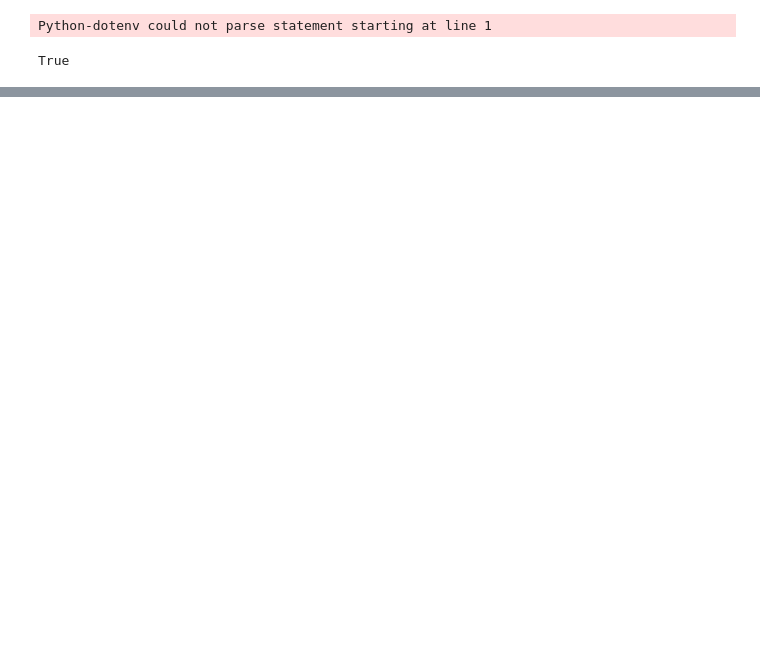
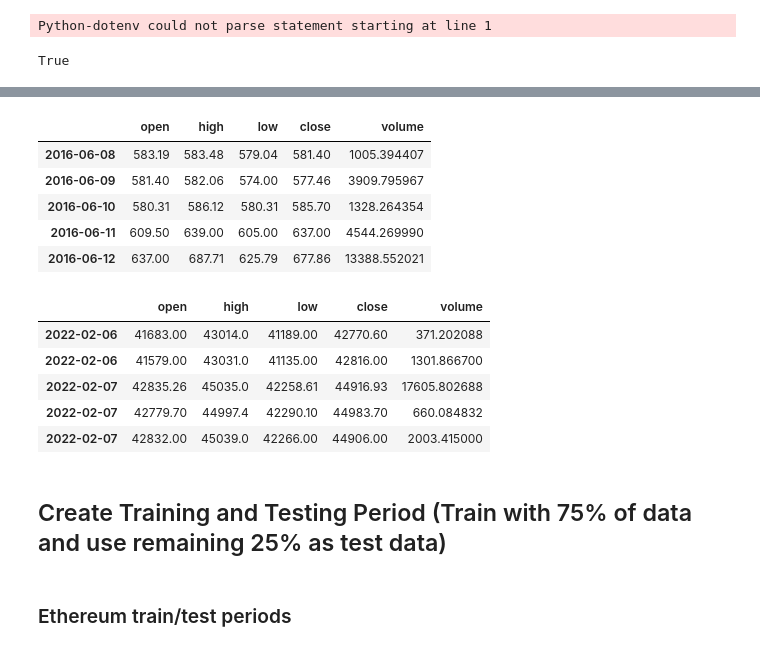
Before and after one commit to baigal17/Project--2-, a Jupyter notebook: Code/Original Data.ipynb, the cells around one changed output, grey strips where cells are left out. Drawn from its saved outputs; the diff is of its cells as text; code cells hidden in the pictures; blank space fills up the shorter version.

```diff
--- a/Code/Original Data.ipynb
+++ b/Code/Original Data.ipynb
@@ -114,0 +107,21 @@ display(btc_data_df.head())
+# %%
+btc_prices_df = btc_data_df.drop(columns = ['exchange', 'trade_count', 'vwap', 'symbol'])
+btc_prices_df.index =btc_prices_df.index.date
+
+display(btc_prices_df.head(5))
+display(btc_prices_df.tail(5))
+# %% [output]
+|  | open | high | low | close | volume |
+| 2016-06-08 | 583.19 | 583.48 | 579.04 | 581.40 | 1005.394407 |
+| 2016-06-09 | 581.40 | 582.06 | 574.00 | 577.46 | 3909.795967 |
+| 2016-06-10 | 580.31 | 586.12 | 580.31 | 585.70 | 1328.264354 |
+| 2016-06-11 | 609.50 | 639.00 | 605.00 | 637.00 | 4544.269990 |
+| 2016-06-12 | 637.00 | 687.71 | 625.79 | 677.86 | 13388.552021 |
+|  | open | high | low | close | volume |
+| 2022-02-06 | 41683.00 | 43014.0 | 41189.00 | 42770.60 | 371.202088 |
+| 2022-02-06 | 41579.00 | 43031.0 | 41135.00 | 42816.00 | 1301.866700 |
+| 2022-02-07 | 42835.26 | 45035.0 | 42258.61 | 44916.93 | 17605.802688 |
+| 2022-02-07 | 42779.70 | 44997.4 | 42290.10 | 44983.70 | 660.084832 |
+| 2022-02-07 | 42832.00 | 45039.0 | 42266.00 | 44906.00 | 2003.415000 |
+# %% [markdown]
+## Create Training and Testing Period (Train with 75% of data and use remaining 25% as test data)
@@ -114,0 +134,2 @@ display(btc_data_df.head())
+# %% [markdown]
+### Ethereum train/test periods
```
Also changed, not shown: parts of 27 cells of this notebook.
